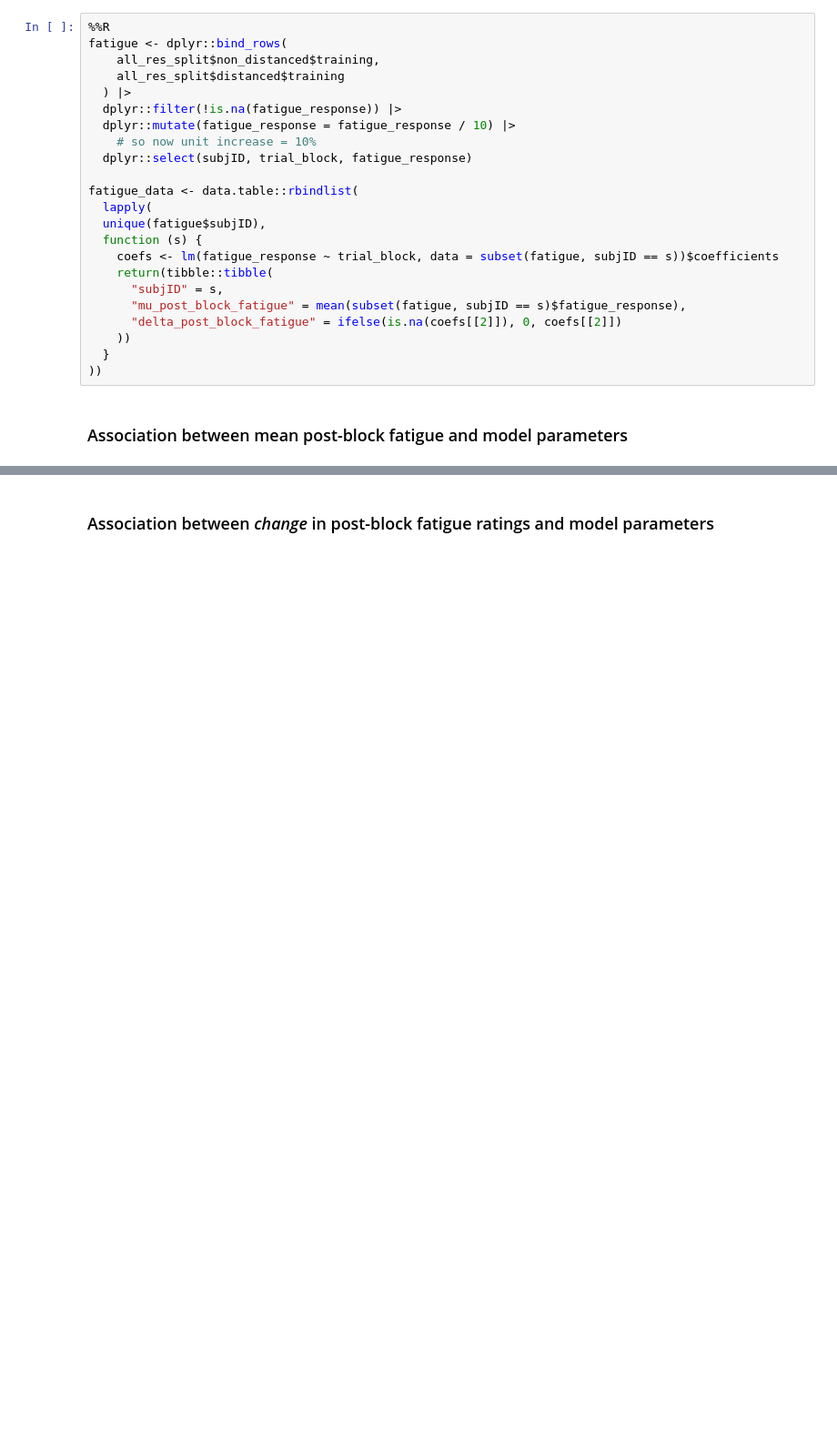
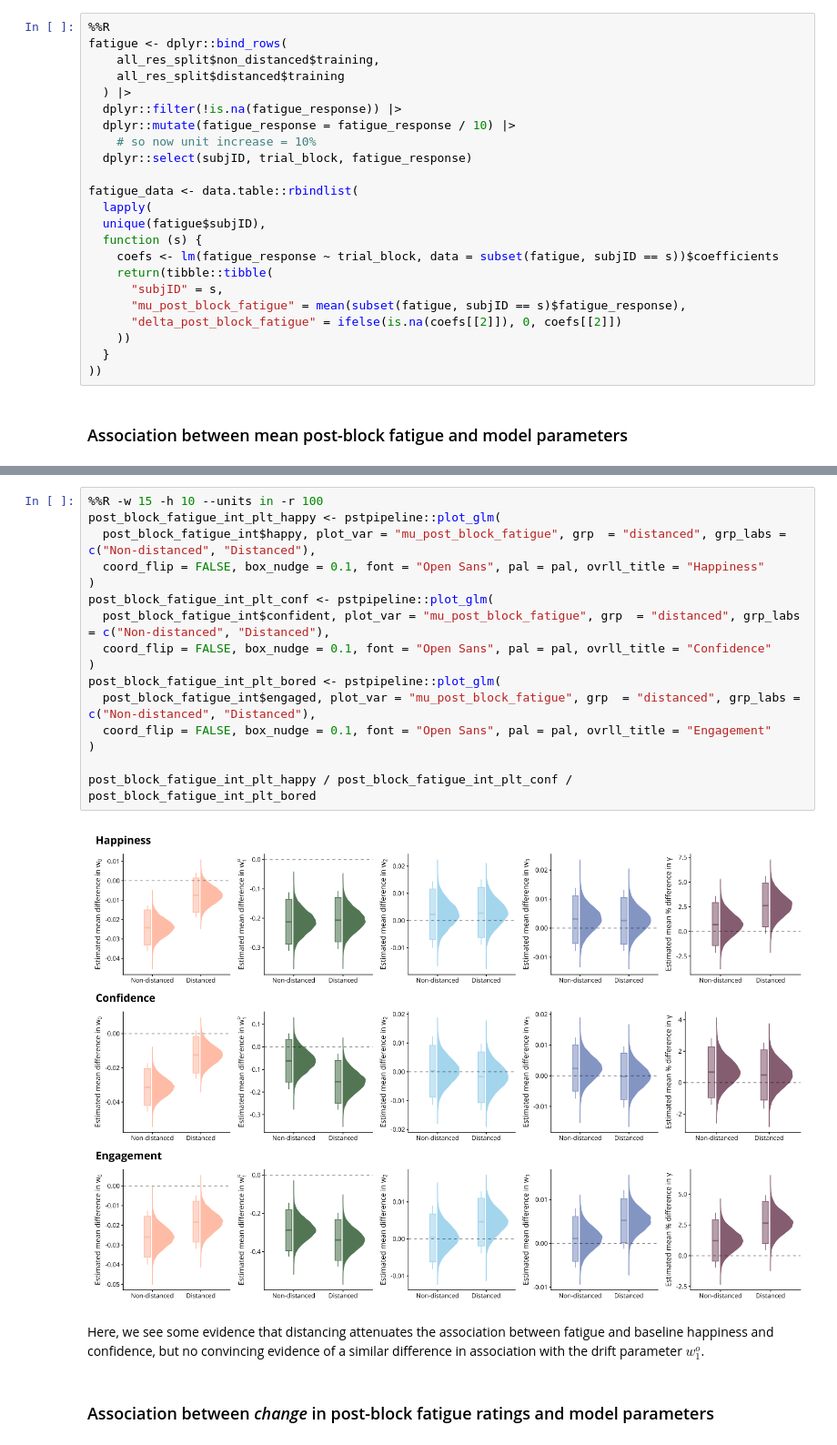
Before and after one commit to qdercon/pstpipeline, a Jupyter notebook: notebooks/affect_main_results.ipynb, the cells around one changed output, grey strips where cells are left out. Shown at 91% size. Saved outputs shown, nothing was run; the diff lists cells and outputs as text; blank space fills up the shorter version.

Commit message:
updated functions and files for compatibility, new fatigue analyses.

```diff
--- a/notebooks/affect_main_results.ipynb
+++ b/notebooks/affect_main_results.ipynb
@@ -1694,3 +1765,23 @@ Perhaps unsurprisingly, self-reported post-block fatigue is strongly negatively
+# %%
+%%R -w 15 -h 10 --units in -r 100
+post_block_fatigue_int_plt_happy <- pstpipeline::plot_glm(
+  post_block_fatigue_int$happy, plot_var = "mu_post_block_fatigue", grp  = "distanced", grp_labs = c("Non-distanced", "Distanced"),
+  coord_flip = FALSE, box_nudge = 0.1, font = "Open Sans", pal = pal, ovrll_title = "Happiness"
+)
+post_block_fatigue_int_plt_conf <- pstpipeline::plot_glm(
+  post_block_fatigue_int$confident, plot_var = "mu_post_block_fatigue", grp  = "distanced", grp_labs = c("Non-distanced", "Distanced"),
+  coord_flip = FALSE, box_nudge = 0.1, font = "Open Sans", pal = pal, ovrll_title = "Confidence"
+)
+post_block_fatigue_int_plt_bored <- pstpipeline::plot_glm(
+  post_block_fatigue_int$engaged, plot_var = "mu_post_block_fatigue", grp  = "distanced", grp_labs = c("Non-distanced", "Distanced"),
+  coord_flip = FALSE, box_nudge = 0.1, font = "Open Sans", pal = pal, ovrll_title = "Engagement"
+)
+
+post_block_fatigue_int_plt_happy / post_block_fatigue_int_plt_conf / post_block_fatigue_int_plt_bored
+# %% [output]
+[figure, added]
+# %% [markdown]
+Here, we see some evidence that distancing attenuates the association between fatigue and baseline happiness and confidence, but no convincing evidence of a similar difference in association with the drift parameter $w^o_1$.
 # %% [markdown]
 ### Association between *change* in post-block fatigue ratings and model parameters
 # %% [markdown]
```
Also changed, not shown: parts of 20 cells of this notebook, 10 other files.
